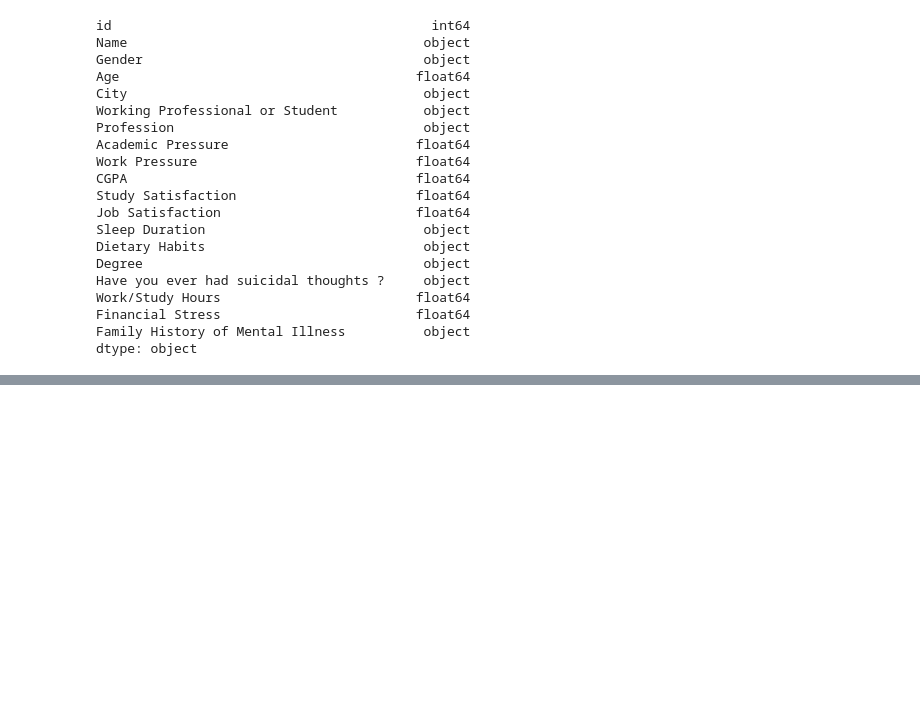
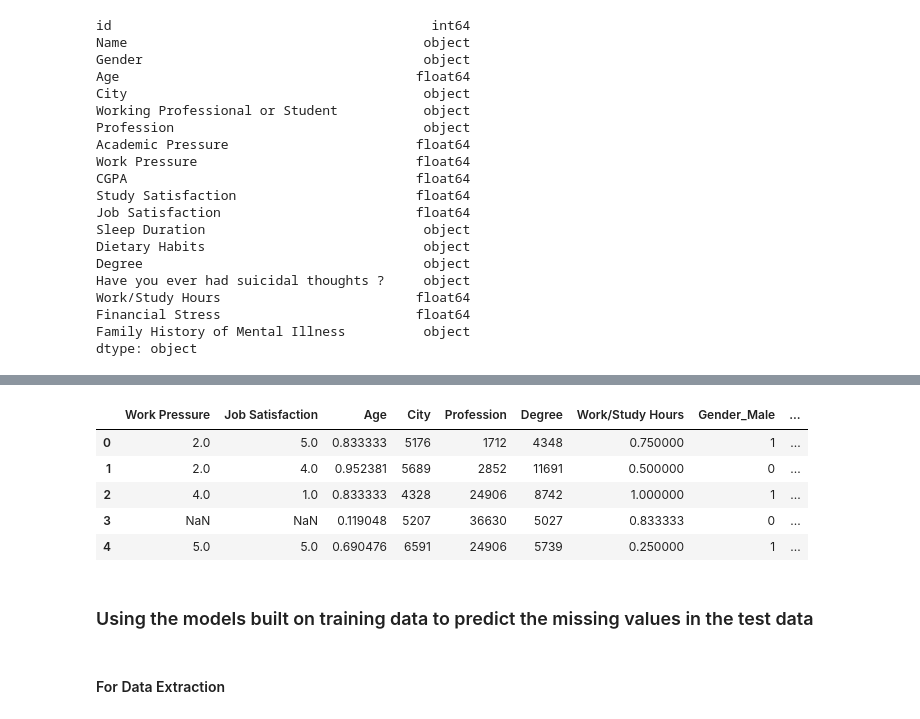
Before and after one commit to 1Anand1/Kaggle_Playground_Series_Season_4_Episode_11_Exploring_Mental_Health_Data, a Jupyter notebook: exploring_mental_health_data.ipynb, the cells around one changed output, grey strips where cells are left out. Saved outputs shown, nothing was run; the diff lists cells and outputs as text; code cells hidden in the pictures; blank space fills up the shorter version.

```diff
--- a/exploring_mental_health_data.ipynb
+++ b/exploring_mental_health_data.ipynb
@@ -949,0 +1087,7 @@ for each_col,data_type in very_low_missing_values:
+# %%
+# Now making dummy test dataset
+df_test_dummies=pd.get_dummies(data=df_for_missing_val_imputation_test,columns=dummy_cols,drop_first=True)
+# %%
+# Transforming the continuous variables
+df_test_dummies['Age']=scaler_age.transform(np.array(df_test_dummies['Age']).reshape(-1,1))
+df_test_dummies['Work/Study Hours']=scaler_work_study_hours.transform(np.array(df_test_dummies['Work/Study Hours']).reshape(-1,1))
@@ -949,0 +1146,16 @@ for each_col,data_type in very_low_missing_values:
+# %%
+# Extracting the columns which are to be imputed from the training dataframe
+df_test_impute=df_test[col_to_impute]
+# %%
+# Concatenating the two dataframes for missing values imputation by using the ML
+df_test=pd.concat([df_test_impute,df_test_dummies],axis=1)
+# %%
+#Checking the top 5 rows
+df_test.head()
+# %% [output]
+|  | Work Pressure | Job Satisfaction | Age | City | Profession | Degree | Work/Study Hours | Gender_Male | ... |
+| 0 | 2.0 | 5.0 | 0.833333 | 5176 | 1712 | 4348 | 0.750000 | 1 | ... |
+| 1 | 2.0 | 4.0 | 0.952381 | 5689 | 2852 | 11691 | 0.500000 | 0 | ... |
+| 2 | 4.0 | 1.0 | 0.833333 | 4328 | 24906 | 8742 | 1.000000 | 1 | ... |
+| 3 | NaN | NaN | 0.119048 | 5207 | 36630 | 5027 | 0.833333 | 0 | ... |
+| 4 | 5.0 | 5.0 | 0.690476 | 6591 | 24906 | 5739 | 0.250000 | 1 | ... |
@@ -949,0 +1165,4 @@ for each_col,data_type in very_low_missing_values:
+# %% [markdown]
+### Using the models built on training data to predict the missing values in the test data
+# %% [markdown]
+#### For Data Extraction
```
Also changed, not shown: parts of 37 cells of this notebook, 4 other files.
